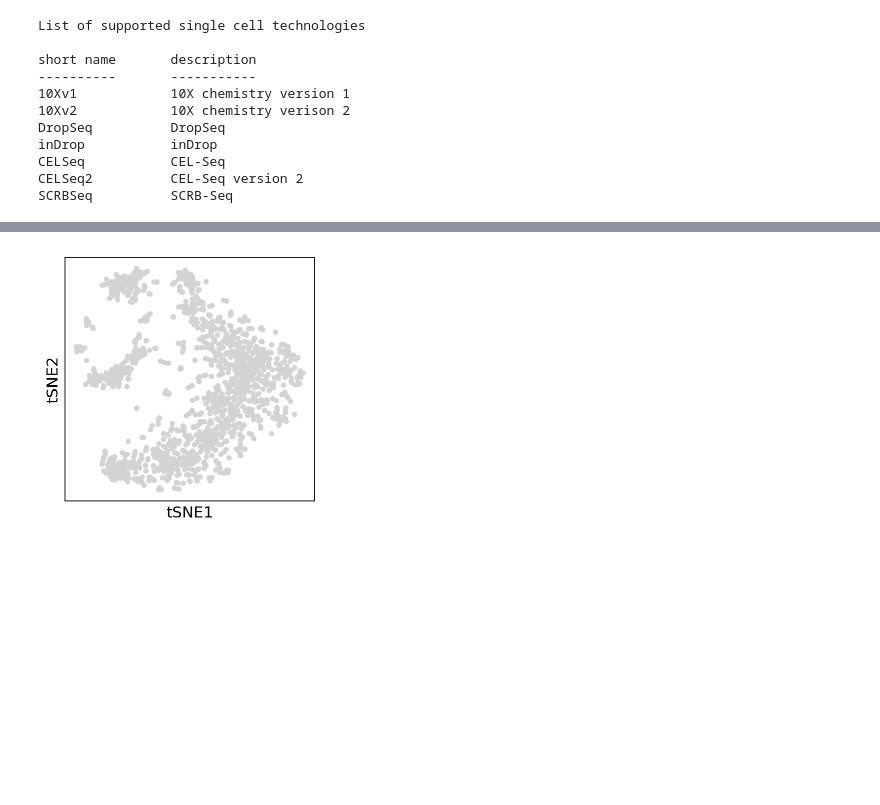
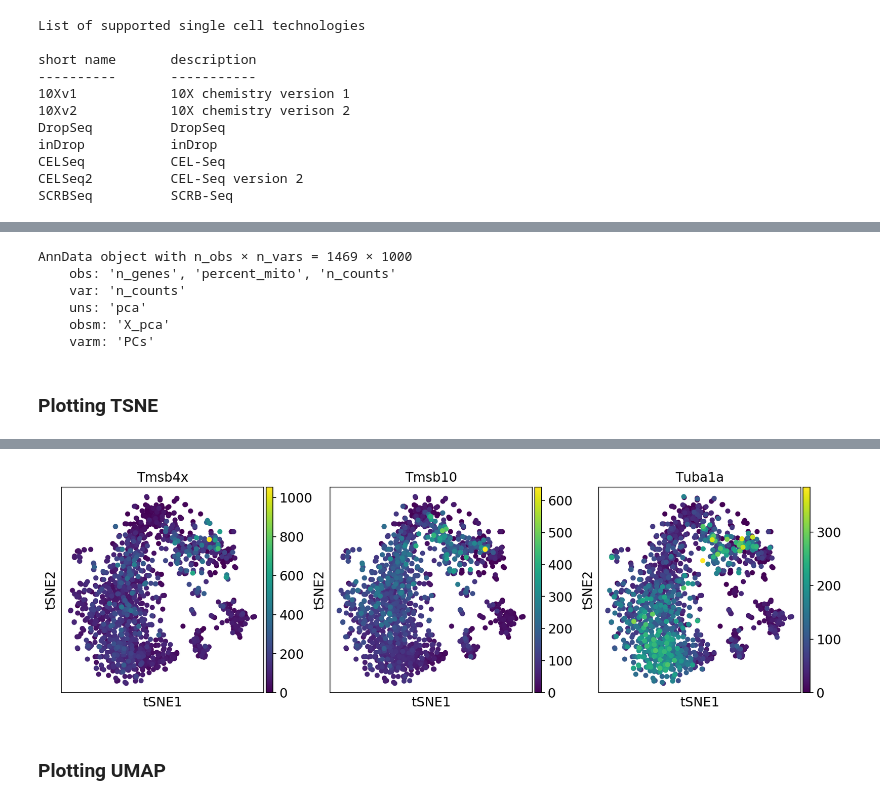
Before and after one commit to BUStools/BUS_notebooks_python, a Jupyter notebook: dataset-notebooks/10x_neuron_1k_v2chem_python/10x_neuron_1k_v2chem.ipynb, the cells around one changed output, grey strips where cells are left out. Saved outputs shown, nothing was run; the diff lists cells and outputs as text; code cells hidden in the pictures; blank space fills up the shorter version.

```diff
--- a/dataset-notebooks/10x_neuron_1k_v2chem_python/10x_neuron_1k_v2chem.ipynb
+++ b/dataset-notebooks/10x_neuron_1k_v2chem_python/10x_neuron_1k_v2chem.ipynb
@@ -521,0 +197,10 @@ sc.pl.pca(adata)
+# %%
+import numpy as np
+import pandas as pd
+import matplotlib.pyplot as pl
+import scanpy.api as sc
+
+sc.settings.verbosity = 1  # verbosity: errors (0), warnings (1), info (2), hints (3)
+sc.settings.set_figure_params(dpi=80)  # low dpi (dots per inch) yields small inline figures
+sc.logging.print_versions()
+results_file = './neuron_1k_v2.h5ad'
@@ -566,4 +294,17 @@ Wall time: 7.13 s
+# %%
+adata
+# %% [output]
+AnnData object with n_obs × n_vars = 1469 × 1000
+    obs: 'n_genes', 'percent_mito', 'n_counts'
+    var: 'n_counts'
+    uns: 'pca'
+    obsm: 'X_pca'
+    varm: 'PCs'
+# %% [markdown]
+### Plotting TSNE
+# %%
+adata = sc.read(results_file)
 # %%
-sc.tl.tsne(adata, n_pcs=20)
-sc.pl.tsne(adata)
+sc.tl.tsne(adata)
+sc.pl.tsne(adata, color=["Tmsb4x", "Tmsb10", "Tuba1a"])
 # %% [output]
@@ -571 +311,3 @@ WARNING: Consider installing the package MulticoreTSNE (https://github.com/Dmitr
-[figure, old version]
+[figure, new version]
+# %% [markdown]
+### Plotting UMAP
```
Also changed, not shown: parts of 104 cells of this notebook, 1 other file.
